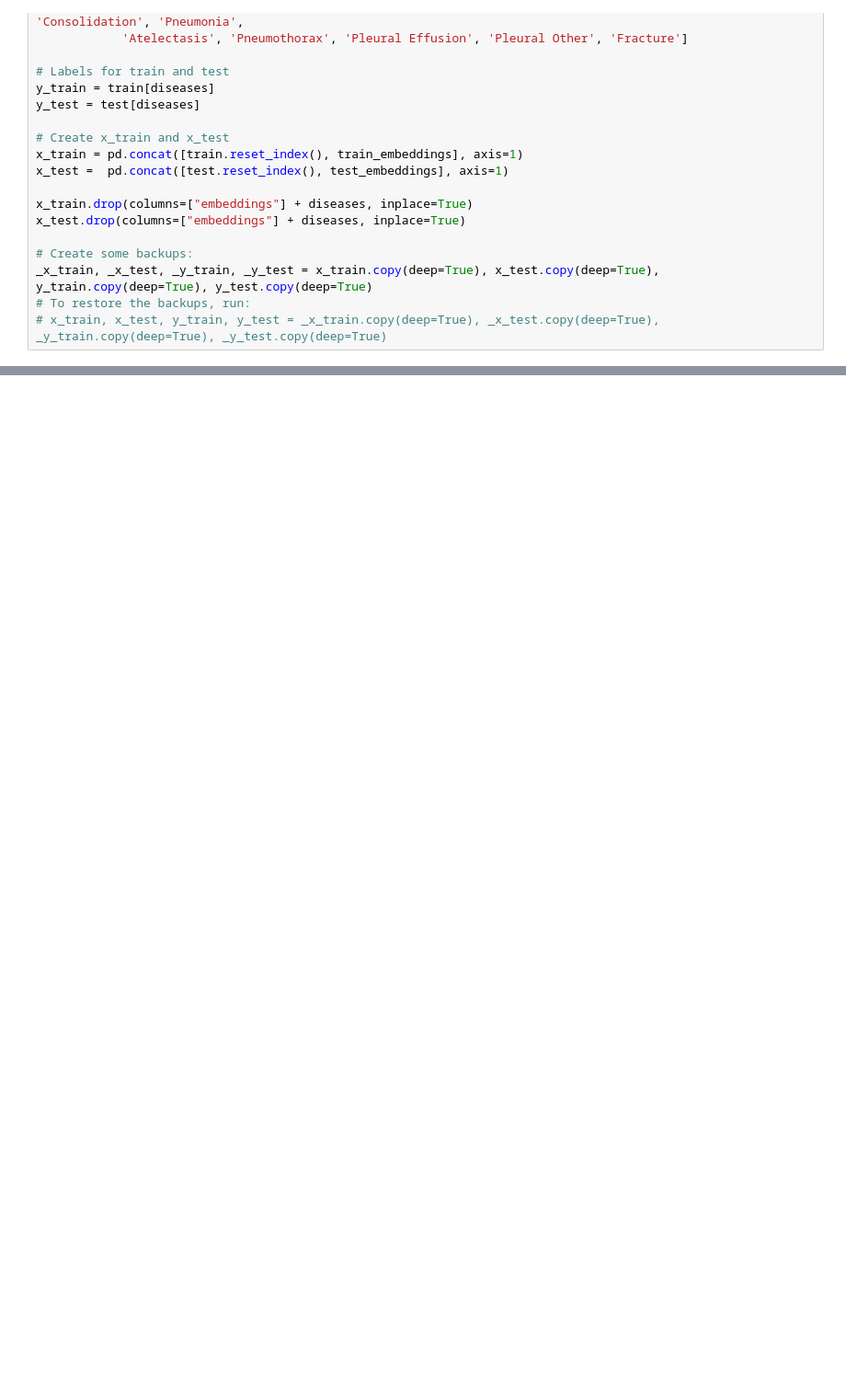
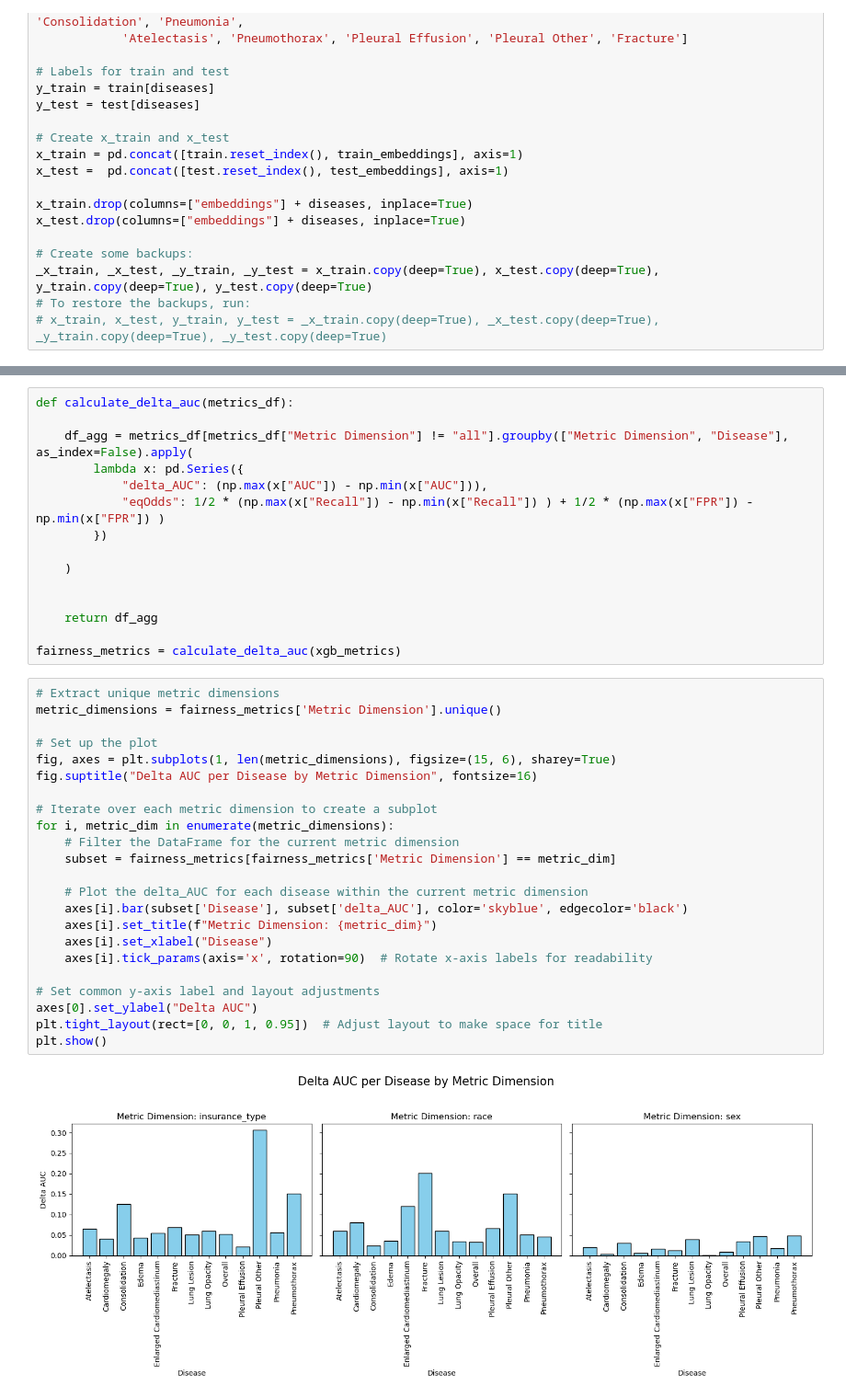
Before and after one commit to clemence-mottez/Mitigating-bias-in-DL-models, a Jupyter notebook: densenet_from_embeddings_to_pred_Svea.ipynb, the cells around one changed output, grey strips where cells are left out. Shown at 92% size. Saved outputs shown, nothing was run; the diff lists cells and outputs as text; blank space fills up the shorter version.

Commit message:
model with AUC, AUC_delta, and Equal Odds, and model with AUCPR

```diff
--- a/densenet_from_embeddings_to_pred_Svea.ipynb
+++ b/densenet_from_embeddings_to_pred_Svea.ipynb
@@ -293,0 +400,40 @@ for metric in ['Accuracy', 'F1 Score', 'Recall', 'Precision']:
+# %%
+def calculate_delta_auc(metrics_df):
+
+    df_agg = metrics_df[metrics_df["Metric Dimension"] != "all"].groupby(["Metric Dimension", "Disease"], as_index=False).apply(
+        lambda x: pd.Series({
+            "delta_AUC": (np.max(x["AUC"]) - np.min(x["AUC"])),
+            "eqOdds": 1/2 * (np.max(x["Recall"]) - np.min(x["Recall"]) ) + 1/2 * (np.max(x["FPR"]) - np.min(x["FPR"]) )
+        })
+
+    )
+
+
+    return df_agg
+
+fairness_metrics = calculate_delta_auc(xgb_metrics)
+# %%
+# Extract unique metric dimensions
+metric_dimensions = fairness_metrics['Metric Dimension'].unique()
+
+# Set up the plot
+fig, axes = plt.subplots(1, len(metric_dimensions), figsize=(15, 6), sharey=True)
+fig.suptitle("Delta AUC per Disease by Metric Dimension", fontsize=16)
+
+# Iterate over each metric dimension to create a subplot
+for i, metric_dim in enumerate(metric_dimensions):
+    # Filter the DataFrame for the current metric dimension
+    subset = fairness_metrics[fairness_metrics['Metric Dimension'] == metric_dim]
+
+    # Plot the delta_AUC for each disease within the current metric dimension
+    axes[i].bar(subset['Disease'], subset['delta_AUC'], color='skyblue', edgecolor='black')
+    axes[i].set_title(f"Metric Dimension: {metric_dim}")
+    axes[i].set_xlabel("Disease")
+    axes[i].tick_params(axis='x', rotation=90)  # Rotate x-axis labels for readability
+
+# Set common y-axis label and layout adjustments
+axes[0].set_ylabel("Delta AUC")
+plt.tight_layout(rect=[0, 0, 1, 0.95])  # Adjust layout to make space for title
+plt.show()
+# %% [output]
+[figure, added]
```
Also changed, not shown: parts of 19 cells of this notebook.
